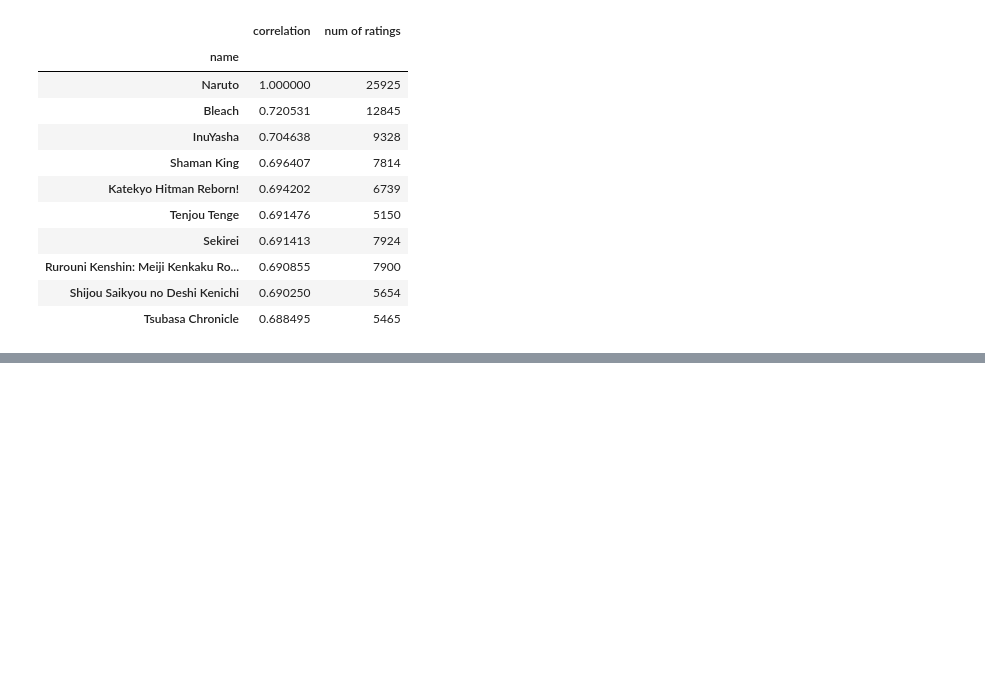
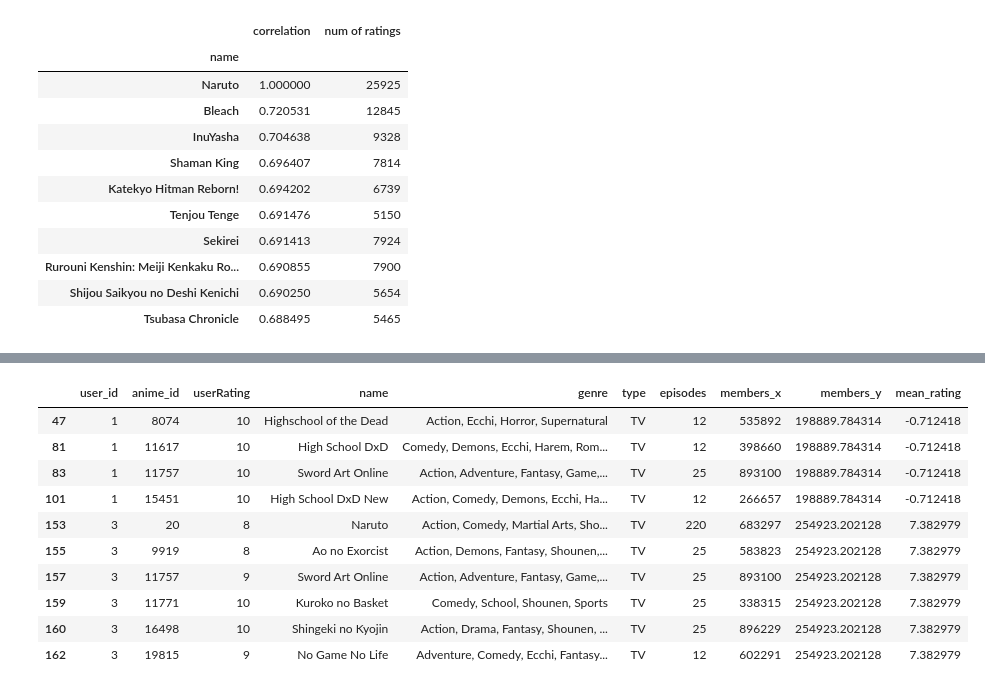
Before and after one commit to ChrisKalahiki/anime-recommendations, a Jupyter notebook: notebooks/main.ipynb, the cells around one changed output, grey strips where cells are left out. Cells and saved outputs as stored; diff of their text form; code cells hidden in the pictures; blank space fills up the shorter version.

```diff
--- a/notebooks/main.ipynb
+++ b/notebooks/main.ipynb
@@ -195,0 +195,14 @@ get_recommendation('Mushishi')
+# %%
+users.head(10)
+# %% [output]
+|  | user_id | anime_id | userRating | name | genre | type | episodes | members_x | members_y | mean_rating |
+| 47 | 1 | 8074 | 10 | Highschool of the Dead | Action, Ecchi, Horror, Supernatural | TV | 12 | 535892 | 198889.784314 | -0.712418 |
+| 81 | 1 | 11617 | 10 | High School DxD | Comedy, Demons, Ecchi, Harem, Rom... | TV | 12 | 398660 | 198889.784314 | -0.712418 |
+| 83 | 1 | 11757 | 10 | Sword Art Online | Action, Adventure, Fantasy, Game,... | TV | 25 | 893100 | 198889.784314 | -0.712418 |
+| 101 | 1 | 15451 | 10 | High School DxD New | Action, Comedy, Demons, Ecchi, Ha... | TV | 12 | 266657 | 198889.784314 | -0.712418 |
+| 153 | 3 | 20 | 8 | Naruto | Action, Comedy, Martial Arts, Sho... | TV | 220 | 683297 | 254923.202128 | 7.382979 |
+| 155 | 3 | 9919 | 8 | Ao no Exorcist | Action, Demons, Fantasy, Shounen,... | TV | 25 | 583823 | 254923.202128 | 7.382979 |
+| 157 | 3 | 11757 | 9 | Sword Art Online | Action, Adventure, Fantasy, Game,... | TV | 25 | 893100 | 254923.202128 | 7.382979 |
+| 159 | 3 | 11771 | 10 | Kuroko no Basket | Comedy, School, Shounen, Sports | TV | 25 | 338315 | 254923.202128 | 7.382979 |
+| 160 | 3 | 16498 | 10 | Shingeki no Kyojin | Action, Drama, Fantasy, Shounen, ... | TV | 25 | 896229 | 254923.202128 | 7.382979 |
+| 162 | 3 | 19815 | 9 | No Game No Life | Adventure, Comedy, Ecchi, Fantasy... | TV | 12 | 602291 | 254923.202128 | 7.382979 |
```
Also changed, not shown: parts of 13 cells of this notebook.
